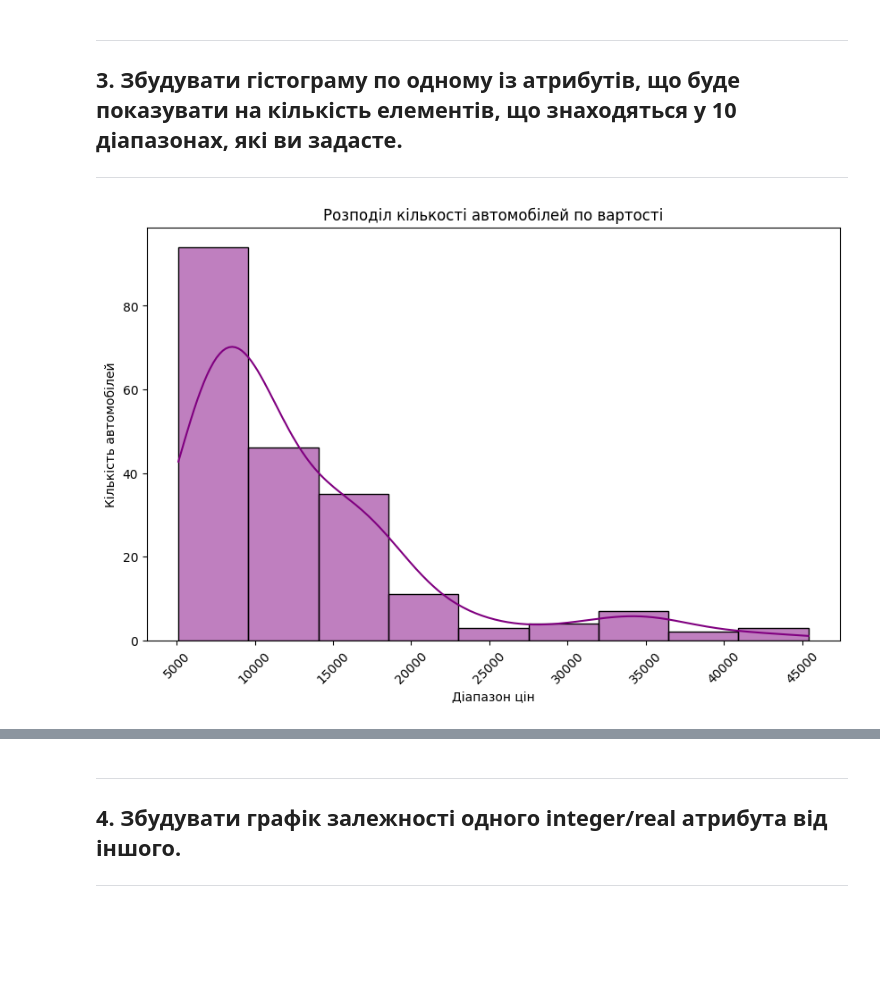
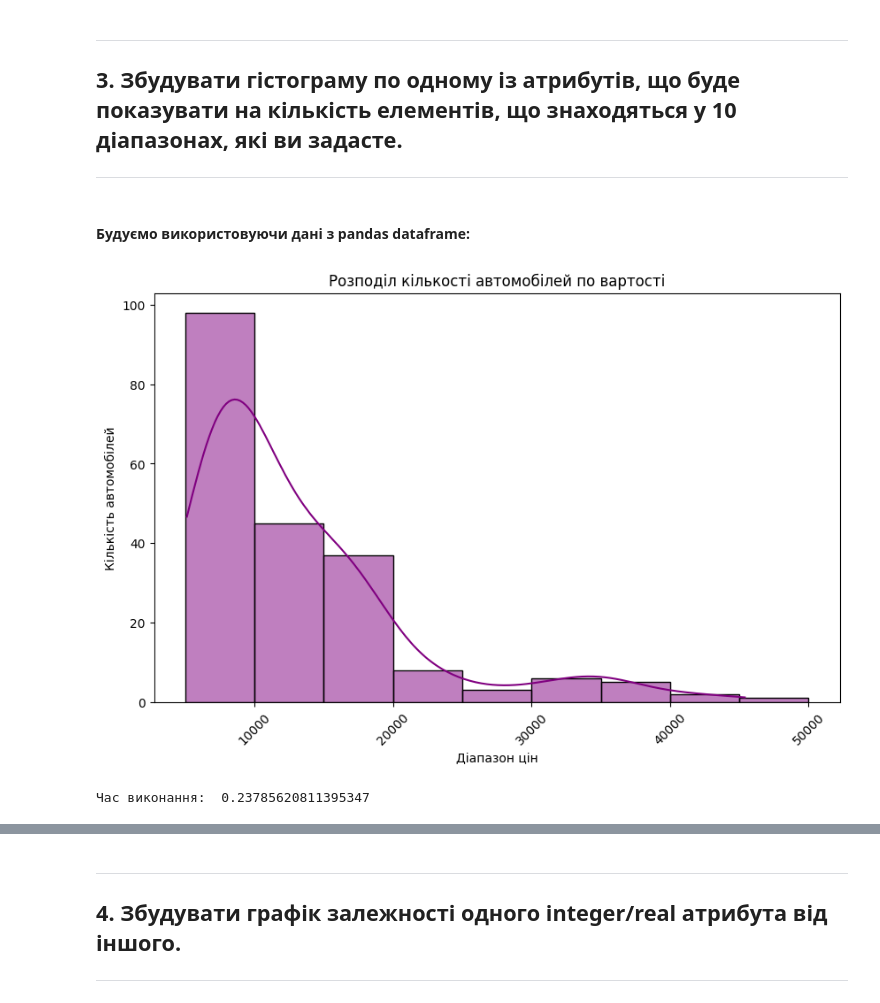
Before and after one commit to voronaizsela/labs, a Jupyter notebook: lab4/lab4.ipynb, the cells around one changed output, grey strips where cells are left out. Drawn from its saved outputs; the diff is of its cells as text; code cells hidden in the pictures; blank space fills up the shorter version.

```diff
--- a/lab4/lab4.ipynb
+++ b/lab4/lab4.ipynb
@@ -554,5 +544,5 @@ print(df.head())
 # %%
-num_columns = df.select_dtypes(include=['int', 'float'])
+num_columns = df2.select_dtypes(include=['int', 'float'])
 
 print("Числові стовбці:")
 print(num_columns)
@@ -622,0 +569,27 @@ print(df_copy3.head())
+# %%
+# стандартизація
+start = timeit.default_timer()
+for column in num_columns:
+    mean = df2[column].mean()
+    std = df2[column].std()
+    standardized = (df2[column] - mean) / std
+    df2[column] = standardized
+
+stop = timeit.default_timer()
+print("\nЧас виконання: ", stop - start)
+print("Стандартизований датафрейм:")
+print(df2.head())
+
+# нормалізація
+start = timeit.default_timer()
+for column in num_columns:
+    min_val = df2[column].min()
+    max_val = df2[column].max()
+    normalized = (df2[column] - min_val) / (max_val - min_val)
+    df2[column] = normalized
+
+
+stop = timeit.default_timer()
+print("\nЧас виконання: ", stop - start)
+print("Нормалізований датафрейм:")
+print(df2.head())
@@ -672,18 +664,22 @@ print(df.head())
 ---
 ## 3. Збудувати гістограму по одному із атрибутів, що буде показувати на кількість елементів, що знаходяться у 10 діапазонах, які ви задасте.
 ---
+# %% [markdown]
+#### Будуємо використовуючи дані з pandas dataframe:
 # %%
-df['price'] = pd.to_numeric(df['price'])
-min_price = df['price'].min()
-max_price = df['price'].max()
-price_ranges = np.linspace(min_price, max_price, 10)
+start = timeit.default_timer()
+df2['price'] = pd.to_numeric(df2['price'])
+price_ranges = [5000, 10000, 15000, 20000, 25000, 30000, 35000, 40000, 45000, 50000]
 
 plt.figure(figsize=(10, 6))
-sns.histplot(data=df, x='price', bins=price_ranges, kde=True, color='purple')
+sns.histplot(data=df2, x='price', bins=price_ranges, kde=True, color='purple')
 plt.xlabel('Діапазон цін')
 plt.ylabel('Кількість автомобілей')
 plt.title('Розподіл кількості автомобілей по вартості')
 plt.xticks(rotation=45)
 plt.show()
+stop = timeit.default_timer()
+print("\nЧас виконання: ", stop - start)
 # %% [output]
-[figure, old version]
+[figure, new version]
+Час виконання:  0.23785620811395347
```
Also changed, not shown: parts of 49 cells of this notebook.
